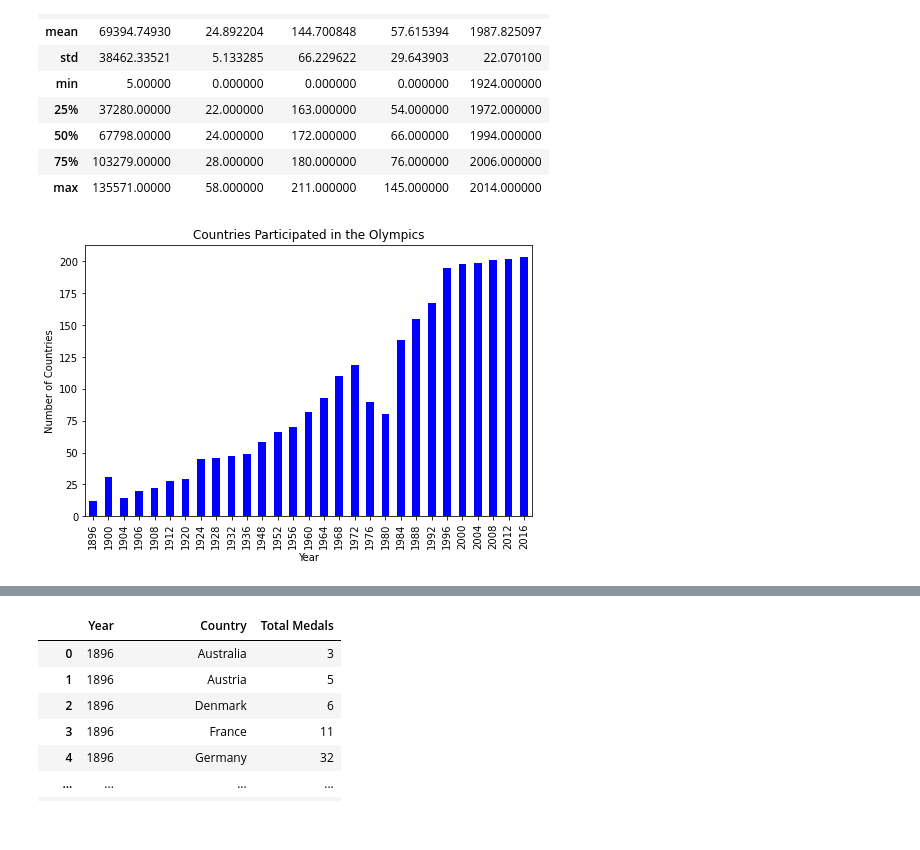
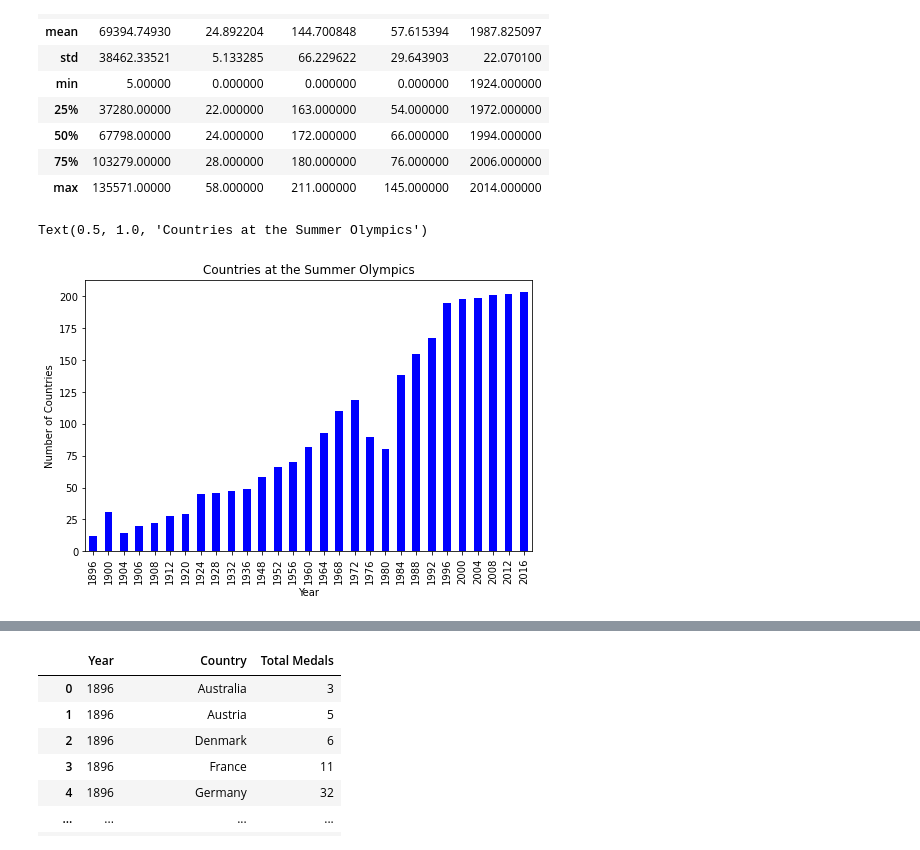
Before and after one commit to sissa81/project1, a Jupyter notebook: olympics.ipynb, the cells around one changed output, grey strips where cells are left out. Cells and saved outputs as stored; diff of their text form; code cells hidden in the pictures.

```diff
--- a/olympics.ipynb
+++ b/olympics.ipynb
@@ -290,11 +290,10 @@ winterGames_df.describe()
 # %%
 # Number of countries participated the Olympics (Many countries boycotted the 1980 olympics)
 plt.figure(figsize=(8,5))
 summerGames_df.groupby('Year')['Country'].nunique().plot(kind='bar',color='blue')
 plt.xticks(rotation = 90)
 plt.ylabel("Number of Countries")
-plt.title("Countries Participated in the Olympics")
-plt.savefig("Images/total_countries.png")
-plt.show()
+plt.title("Countries at the Summer Olympics")
 # %% [output]
+Text(0.5, 1.0, 'Countries at the Summer Olympics')
-[figure, old version]
+[figure, new version]
```
Also changed, not shown: parts of 10 cells of this notebook.
